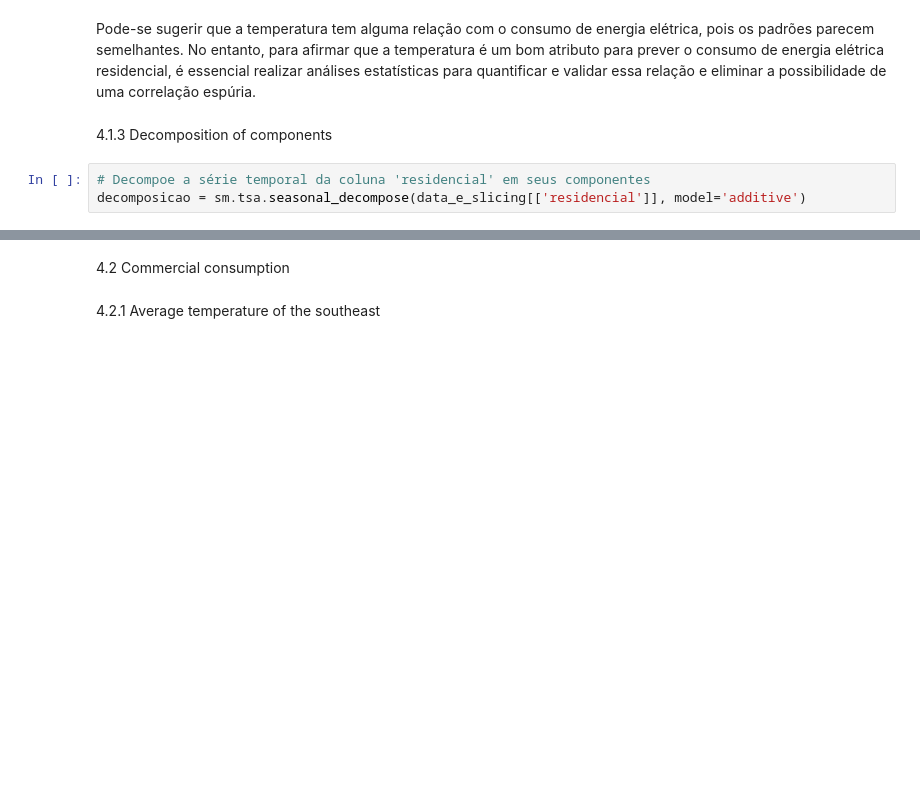
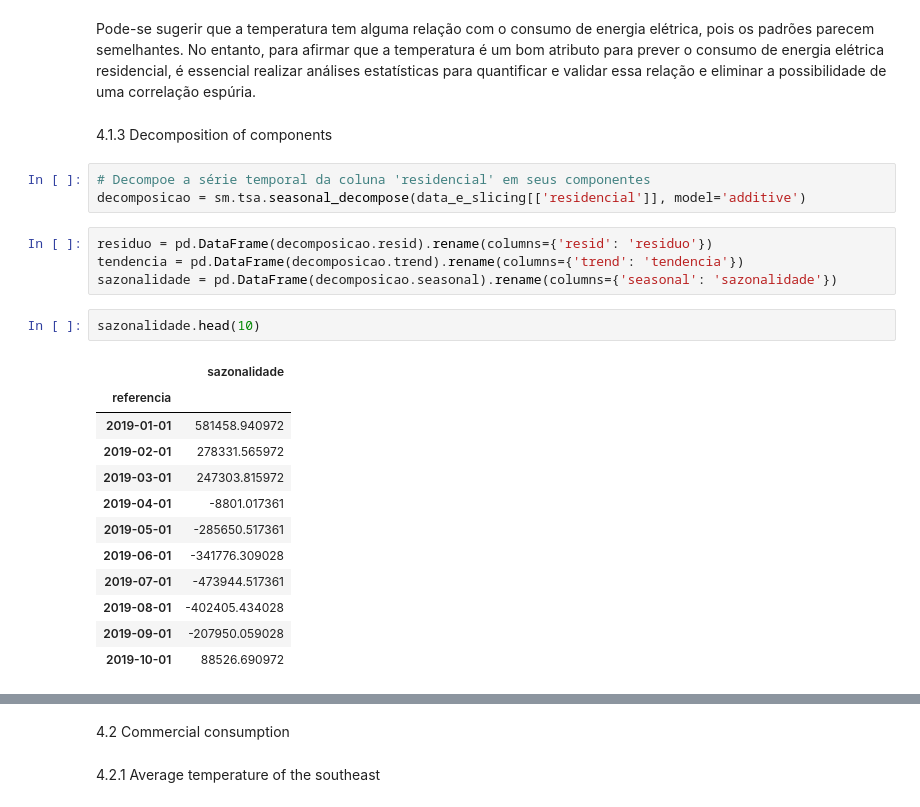
Before and after one commit to matheuszpher/data-science-portfolio, a Jupyter notebook: machine-learning-basic/ml-time series/serie-temportal-energia.ipynb, the cells around one changed output, grey strips where cells are left out. Drawn from its saved outputs; the diff is of its cells as text; blank space fills up the shorter version.

```diff
--- a/machine-learning-basic/ml-time series/serie-temportal-energia.ipynb
+++ b/machine-learning-basic/ml-time series/serie-temportal-energia.ipynb
@@ -251,3 +251,22 @@ Pode-se sugerir que a temperatura tem alguma relação com o consumo de energia
 # %%
 # Decompoe a série temporal da coluna 'residencial' em seus componentes
 decomposicao = sm.tsa.seasonal_decompose(data_e_slicing[['residencial']], model='additive')
+# %%
+residuo = pd.DataFrame(decomposicao.resid).rename(columns={'resid': 'residuo'})
+tendencia = pd.DataFrame(decomposicao.trend).rename(columns={'trend': 'tendencia'})
+sazonalidade = pd.DataFrame(decomposicao.seasonal).rename(columns={'seasonal': 'sazonalidade'})
+# %%
+sazonalidade.head(10)
+# %% [output]
+|  | sazonalidade |
+| referencia |  |
+| 2019-01-01 | 581458.940972 |
+| 2019-02-01 | 278331.565972 |
+| 2019-03-01 | 247303.815972 |
+| 2019-04-01 | -8801.017361 |
+| 2019-05-01 | -285650.517361 |
+| 2019-06-01 | -341776.309028 |
+| 2019-07-01 | -473944.517361 |
+| 2019-08-01 | -402405.434028 |
+| 2019-09-01 | -207950.059028 |
+| 2019-10-01 | 88526.690972 |
```
Also changed, not shown: parts of 5 cells of this notebook, 8 other files.
